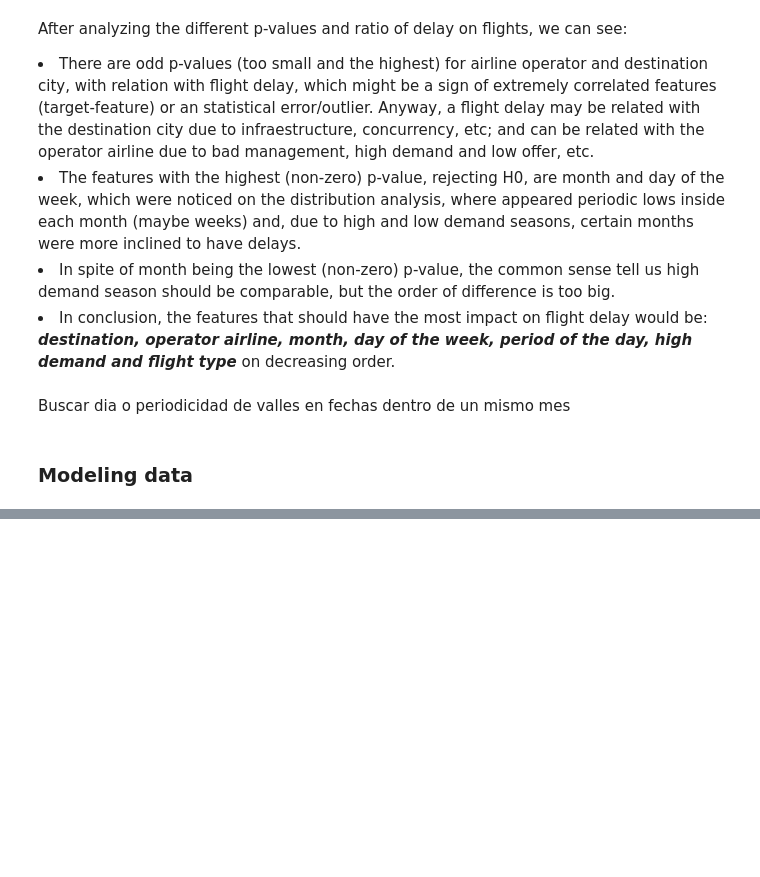
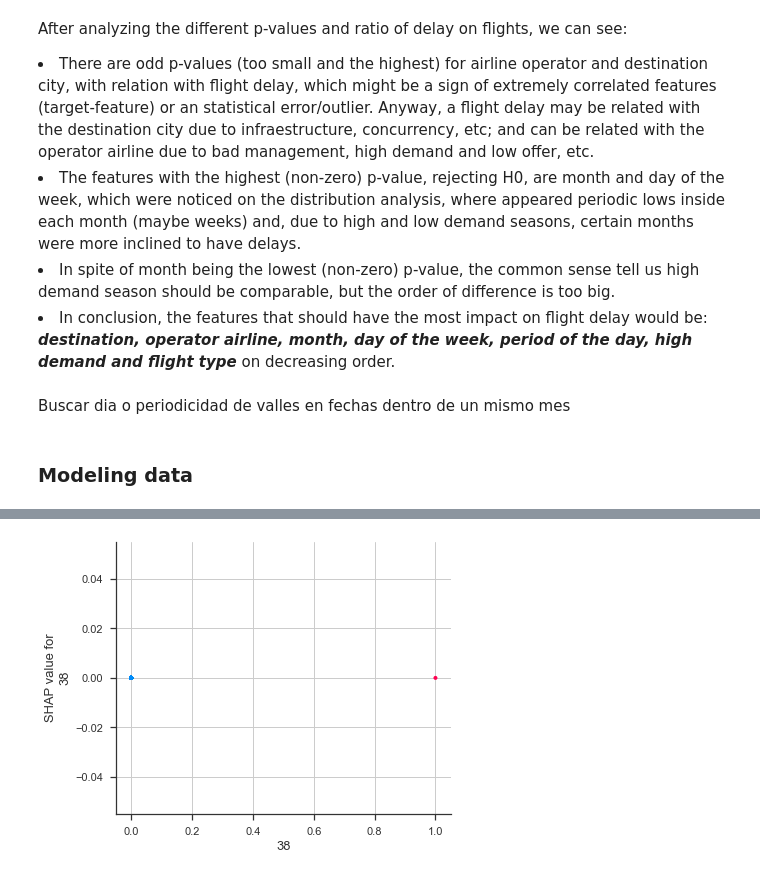
Before and after one commit to XxZeroGravityxX/Flight_delay_study, a Jupyter notebook: solution.ipynb, the cells around one changed output, grey strips where cells are left out. Drawn from its saved outputs; the diff is of its cells as text; code cells hidden in the pictures; blank space fills up the shorter version.

```diff
--- a/solution.ipynb
+++ b/solution.ipynb
@@ -457,0 +659,5 @@ Buscar dia o periodicidad de valles en fechas dentro de un mismo mes
+# %%
+# Plots for interpretation of model
+interpret_model(tuned_best_model, plot='correlation')
+# %% [output]
+[figure, added]
```
Also changed, not shown: parts of 20 cells of this notebook, 1 other file.
